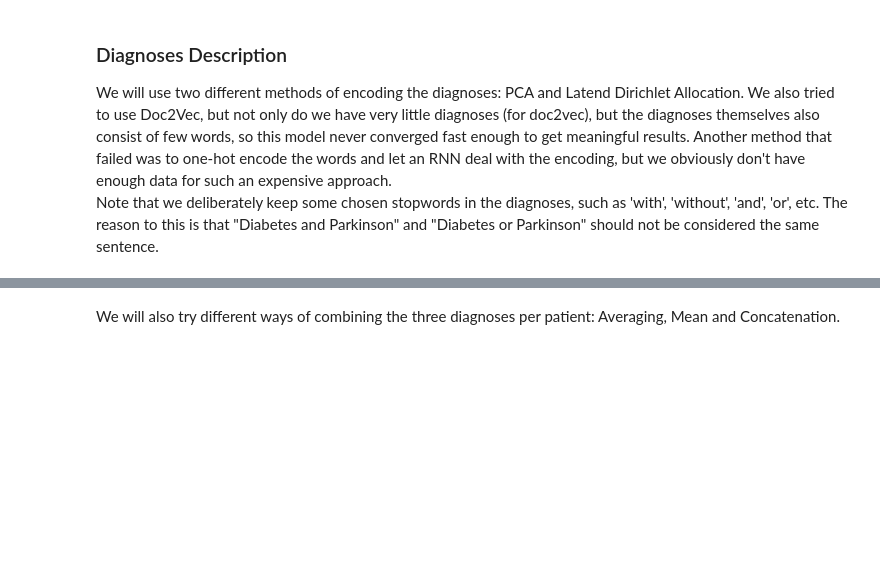
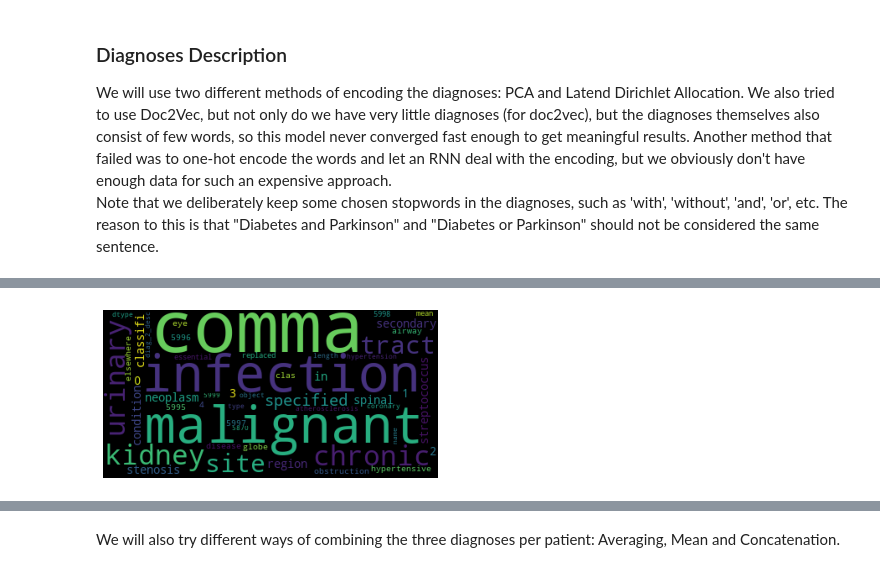
Before and after one commit to rbischof/ML4HC, a Jupyter notebook: project_2/Analysis.ipynb, the cells around one changed output, grey strips where cells are left out. Drawn from its saved outputs; the diff is of its cells as text; code cells hidden in the pictures; blank space fills up the shorter version.

```diff
--- a/project_2/Analysis.ipynb
+++ b/project_2/Analysis.ipynb
@@ -732,0 +791,4 @@ diagnoses = sorted([sanitize(s) for s in set(X_all[:,48])|set(X_all[:,49])|set(X
+# %%
+visualize_word_frequencies(filtered_train_f2)
+# %% [output]
+[figure, added]
```
Also changed, not shown: parts of 9 cells of this notebook.
